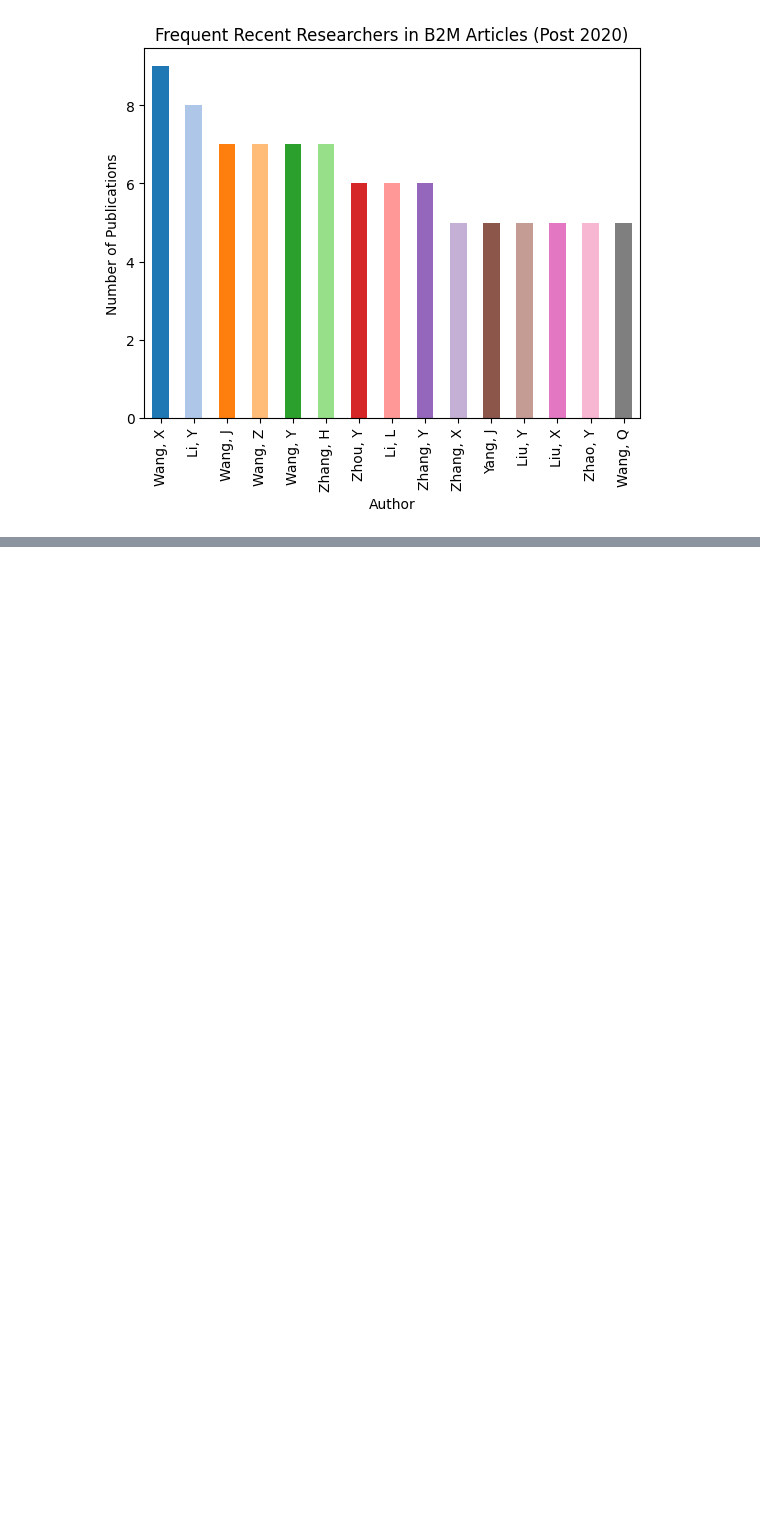
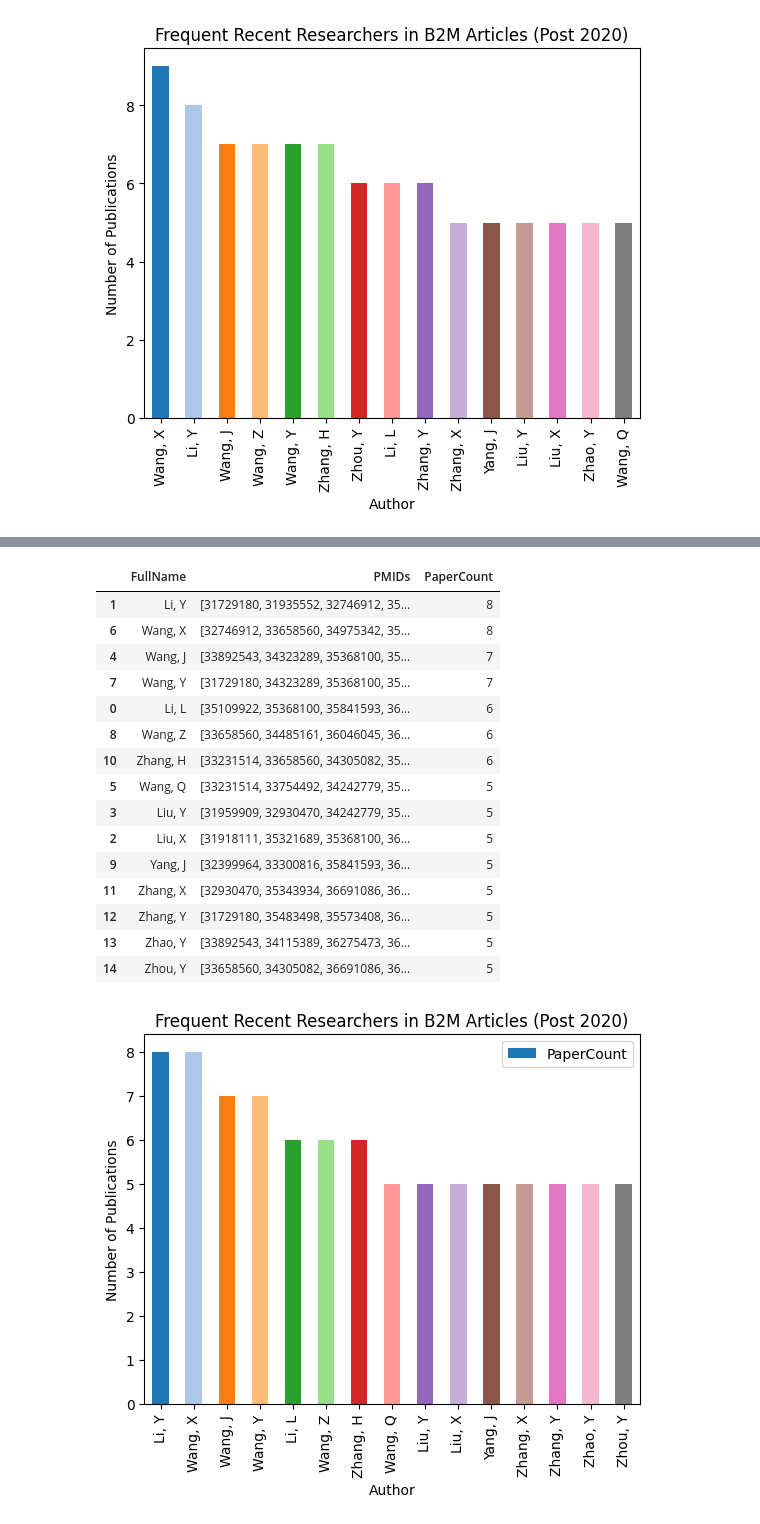
Before and after one commit to LillWawrence/consulting_skills_exam, a Jupyter notebook: mollyconsulting.ipynb, the cells around one changed output, grey strips where cells are left out. Saved outputs shown, nothing was run; the diff lists cells and outputs as text; code cells hidden in the pictures; blank space fills up the shorter version.

```diff
--- a/mollyconsulting.ipynb
+++ b/mollyconsulting.ipynb
@@ -123,0 +274,34 @@ plt.show()
+# %%
+#top 15 researchers and the papers they wrote - unique PMID
+
+active15=recentauthors_count.head(15).index
+
+authorPMID=(recentauthors[recentauthors['FullName'].isin(active15)].groupby('FullName')['PMID'].apply(lambda x: sorted(x.unique())).reset_index(name='PMIDs'))
+authorPMID["PaperCount"] = authorPMID["PMIDs"].apply(len)
+authorPMID = authorPMID.sort_values("PaperCount", ascending=False)
+
+display(authorPMID)
+
+barplotauthorPMID=authorPMID.plot(x='FullName', y='PaperCount',kind='bar', color=plt.cm.tab20(range(15)))
+plt.title('Frequent Recent Researchers in B2M Articles (Post 2020)')
+plt.xlabel('Author')
+plt.ylabel('Number of Publications')
+plt.show()
+# %% [output]
+|  | FullName | PMIDs | PaperCount |
+| 1 | Li, Y | [31729180, 31935552, 32746912, 35... | 8 |
+| 6 | Wang, X | [32746912, 33658560, 34975342, 35... | 8 |
+| 4 | Wang, J | [33892543, 34323289, 35368100, 35... | 7 |
+| 7 | Wang, Y | [31729180, 34323289, 35368100, 35... | 7 |
+| 0 | Li, L | [35109922, 35368100, 35841593, 36... | 6 |
+| 8 | Wang, Z | [33658560, 34485161, 36046045, 36... | 6 |
+| 10 | Zhang, H | [33231514, 33658560, 34305082, 35... | 6 |
+| 5 | Wang, Q | [33231514, 33754492, 34242779, 35... | 5 |
+| 3 | Liu, Y | [31959909, 32930470, 34242779, 35... | 5 |
+| 2 | Liu, X | [31918111, 35321689, 35368100, 36... | 5 |
+| 9 | Yang, J | [32399964, 33300816, 35841593, 36... | 5 |
+| 11 | Zhang, X | [32930470, 35343934, 36691086, 36... | 5 |
+| 12 | Zhang, Y | [31729180, 35483498, 35573408, 36... | 5 |
+| 13 | Zhao, Y | [33892543, 34115389, 36275473, 36... | 5 |
+| 14 | Zhou, Y | [33658560, 34305082, 36691086, 36... | 5 |
+[figure, added]
```
Also changed, not shown: parts of 4 cells of this notebook.
